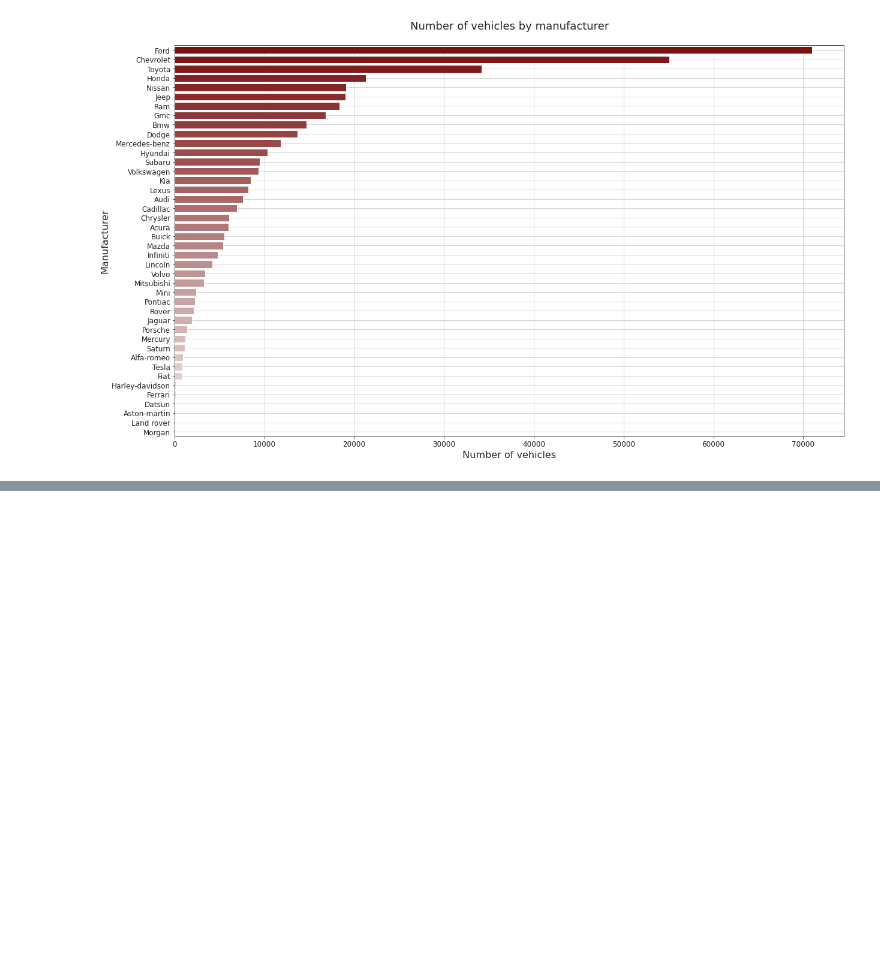
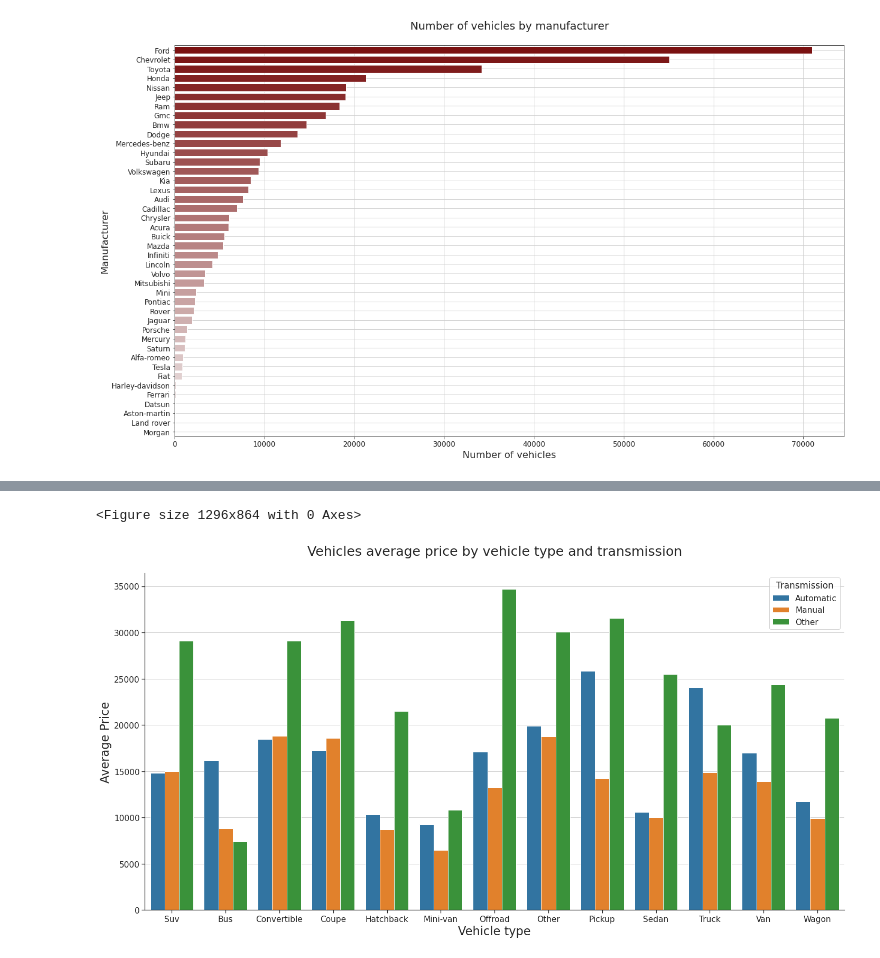
Before and after one commit to Mr0l3/used-cars-analysis, a Jupyter notebook: used-cars-analysis.ipynb, the cells around one changed output, grey strips where cells are left out. Saved outputs shown, nothing was run; the diff lists cells and outputs as text; code cells hidden in the pictures; blank space fills up the shorter version.

Commit message:
Add vehicles average price by vehicle type and transmission plot

```diff
--- a/used-cars-analysis.ipynb
+++ b/used-cars-analysis.ipynb
@@ -183,0 +186,15 @@ plt.show()
+# %%
+# Remove outliers
+q1, q3 = np.percentile(df['price'], [25, 75])
+iqr = q3 - q1
+
+# Since we have a lot of distinct price ranges and since we want to remove
+# the vehicles that are super expensive, like 1 billion dollars, we multiply
+# iqr by 10
+max = q3 + iqr * 10
+
+no_out_df = df[df.price <= max]
+# %%
+prices_df = no_out_df.groupby(['type', 'transmission'])['price'].mean()
+prices_df = prices_df.reset_index()
+prices_df
@@ -183,0 +219,6 @@ plt.show()
+# %%
+# Preparing DataFrame for plotting
+prices_df = prices_df.rename(columns={'type': 'Type', 'transmission': 'Transmission', 'price': 'Price'})
+prices_df['Type'] = prices_df['Type'].str.capitalize()
+prices_df['Transmission'] = prices_df['Transmission'].str.capitalize()
+prices_df
@@ -183,0 +243,22 @@ plt.show()
+# %%
+# Plot
+plt.figure(figsize=(18, 12))
+
+
+sns.set(font_scale=1.4)
+sns.set_style('ticks')
+
+sns.catplot(data=prices_df, kind='bar', x='Type', y='Price', hue='Transmission',
+    palette=sns.color_palette('tab10'),
+    height=10, aspect=2,
+    legend_out=False)
+
+plt.grid(True, axis='y')
+plt.title('Vehicles average price by vehicle type and transmission\n', fontdict={'fontsize': 25.2})
+plt.xlabel('Vehicle type', fontdict={'fontsize': 22.4})
+plt.ylabel('Average Price', fontdict={'fontsize': 22.4})
+
+plt.show()
+# %% [output]
+<Figure size 1296x864 with 0 Axes>
+[figure, added]
```
Also changed, not shown: parts of 3 cells of this notebook, 2 other files.
